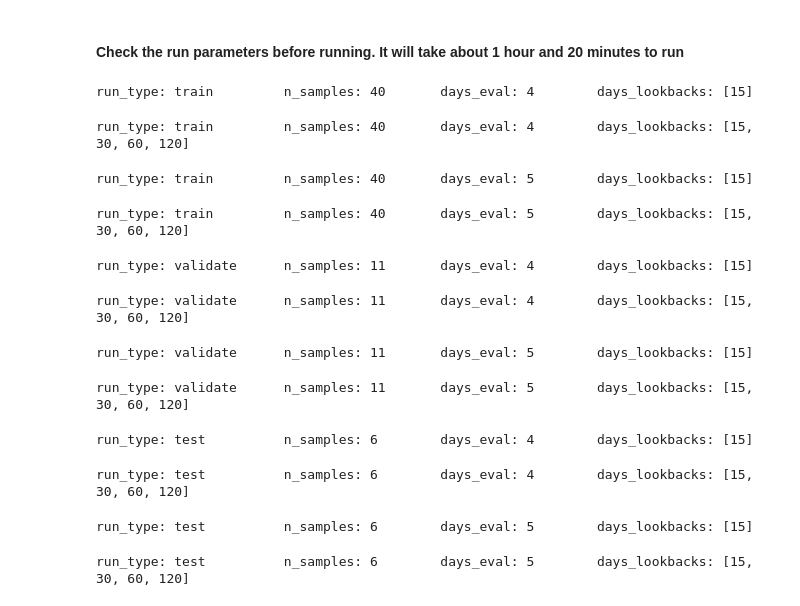
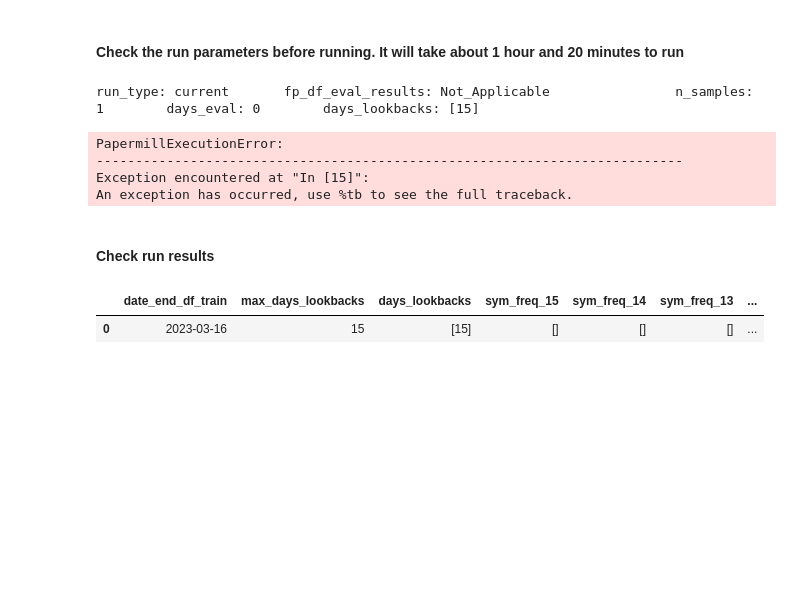
Before and after one commit to pympk/py3810, a Jupyter notebook: yf_7aPM.ipynb, the cells around one changed output. Drawn from its saved outputs; the diff is of its cells as text; code cells hidden in the pictures; blank space fills up the shorter version.

```diff
--- a/yf_7aPM.ipynb
+++ b/yf_7aPM.ipynb
@@ -69,19 +70,29 @@ for run_type, days_eval, days_lookbacks in list(product(run_types, l_days_eval,
   # use n_samples_train to scale n_samples of other run_types
   if run_type == 'train':
     n_samples = n_samples_train  # train
+    fp_df_eval_results = f'df_eval_results_train'
   elif run_type == 'validate':
     n_samples = round(n_samples_train * 0.2/0.7)  # validate, proportion to .7,.2,.1 split of train, validate, test
+    fp_df_eval_results = f'df_eval_results_validate'
   elif run_type == 'test':
-    n_samples = round(n_samples_train * 0.1/0.7)  # validate, proportion to .7,.2,.1 split of train, validate, test
+    n_samples = round(n_samples_train * 0.1/0.7)  # test, proportion to .7,.2,.1 split of train, validate, test
+    fp_df_eval_results = f'df_eval_results_test'
+  elif run_type == 'current':
+    fp_df_eval_results = 'Not_Applicable'
+    days_eval = 0  # no need to eval when getting the current picks
+    n_samples = 1
+    # fp_df_eval_results = f'df_eval_results_test'
   else:
     n_samples = 2  # debug
+    fp_df_eval_results = f'df_eval_results'
 
   run_params['run_type'] = run_type
+  run_params['fp_df_eval_results'] = fp_df_eval_results
   run_params['n_samples'] = n_samples
   run_params['days_eval'] = days_eval
   run_params['days_lookbacks'] = days_lookbacks
 
-  print(f'run_type: {run_type:<10}    n_samples: {n_samples:<5.0f}    days_eval: {days_eval:<5.0f}    days_lookbacks: {days_lookbacks}')
+  print(f'run_type: {run_type:<10}    fp_df_eval_results: {fp_df_eval_results:<26}    n_samples: {n_samples:<5.0f}    days_eval: {days_eval:<5.0f}    days_lookbacks: {days_lookbacks}')
 
   # print(f'days_eval: {days_eval}')
   # print(f'days_lookbacks: {days_lookbacks}')
@@ -97,15 +108,23 @@ for run_type, days_eval, days_lookbacks in list(product(run_types, l_days_eval,
     parameters = run_params
   )
 # %% [output]
-run_type: train         n_samples: 40       days_eval: 4        days_lookbacks: [15]
+run_type: current       fp_df_eval_results: Not_Applicable                n_samples: 1        days_eval: 0        days_lookbacks: [15]
-run_type: train         n_samples: 40       days_eval: 4        days_lookbacks: [15, 30, 60, 120]
+PapermillExecutionError:
+---------------------------------------------------------------------------
+Exception encountered at "In [15]":
+An exception has occurred, use %tb to see the full traceback.
-run_type: train         n_samples: 40       days_eval: 5        days_lookbacks: [15]
-run_type: train         n_samples: 40       days_eval: 5        days_lookbacks: [15, 30, 60, 120]
-run_type: validate      n_samples: 11       days_eval: 4        days_lookbacks: [15]
-run_type: validate      n_samples: 11       days_eval: 4        days_lookbacks: [15, 30, 60, 120]
-run_type: validate      n_samples: 11       days_eval: 5        days_lookbacks: [15]
-run_type: validate      n_samples: 11       days_eval: 5        days_lookbacks: [15, 30, 60, 120]
-run_type: test          n_samples: 6        days_eval: 4        days_lookbacks: [15]
-run_type: test          n_samples: 6        days_eval: 4        days_lookbacks: [15, 30, 60, 120]
-run_type: test          n_samples: 6        days_eval: 5        days_lookbacks: [15]
-run_type: test          n_samples: 6        days_eval: 5        days_lookbacks: [15, 30, 60, 120]
+# %% [markdown]
+#### Check run results
+# %%
+from myUtils import pickle_load
+path_dir = "C:/Users/ping/MyDrive/stocks/yfinance/"
+path_data_dump = path_dir + "VSCode_dump/"
+
+# df = pickle_load(path_data_dump, 'df_eval_results_train')
+# df = pickle_load(path_data_dump, 'df_eval_results_validate')
+# df = pickle_load(path_data_dump, 'df_eval_results_test')
+df = pickle_load(path_data_dump, 'df_picks')
+df
+# %% [output]
+|  | date_end_df_train | max_days_lookbacks | days_lookbacks | sym_freq_15 | sym_freq_14 | sym_freq_13 | ... |
+| 0 | 2023-03-16 | 15 | [15] | [] | [] | [] | ... |
```
Also changed, not shown: parts of 2 cells of this notebook, 4 other files.
